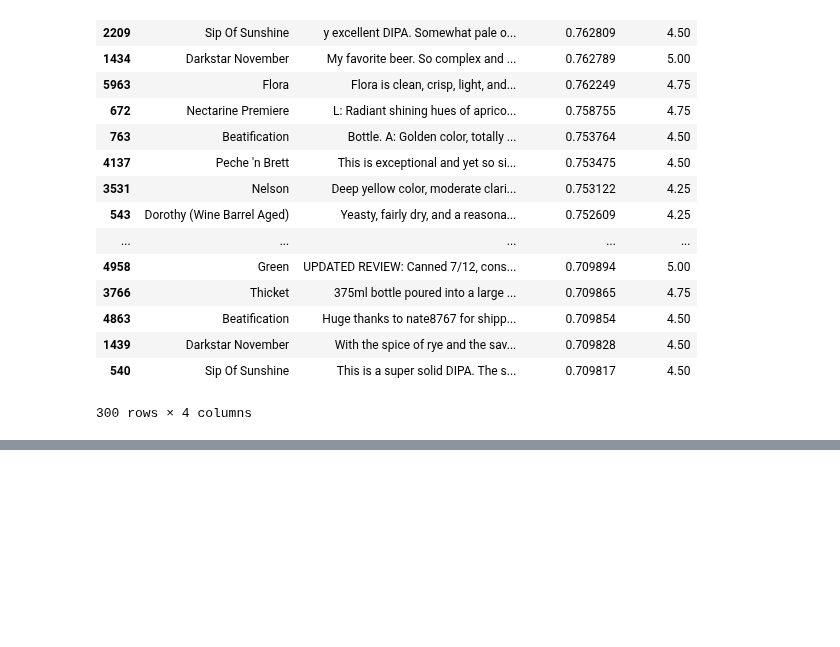
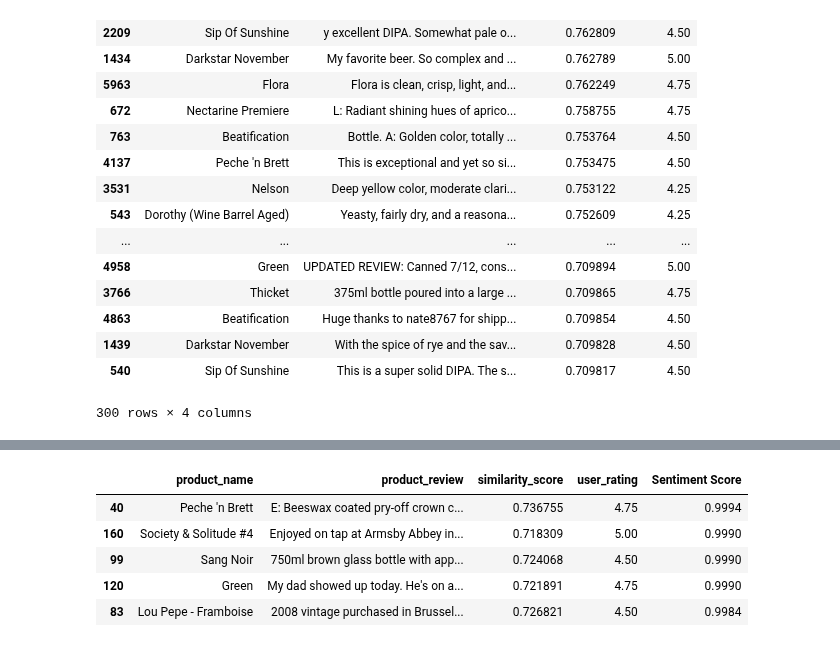
Before and after one commit to abhi-vik/ugc-analytics, a Jupyter notebook: assignments/third/Spacy Similarity.ipynb, the cells around one changed output, grey strips where cells are left out. Cells and saved outputs as stored; diff of their text form; code cells hidden in the pictures; blank space fills up the shorter version.

```diff
--- a/assignments/third/Spacy Similarity.ipynb
+++ b/assignments/third/Spacy Similarity.ipynb
@@ -85,3 +85,10 @@ sims_df[0:300]
 300 rows × 4 columns
 # %%
 sims_df.to_csv('similarity_score.csv', index=None)
+# %%
+from vaderSentiment.vaderSentiment import SentimentIntensityAnalyzer
+analyser = SentimentIntensityAnalyzer()
+
+def sentiment_analyzer_scores(sentence):
+    score = analyser.polarity_scores(sentence)
+    return score['compound']
@@ -87,0 +124,5 @@ sims_df.to_csv('similarity_score.csv', index=None)
+# %%
+df_sentiment_300 = pd.read_csv('similarity_score.csv')
+df_sentiment_300 = df_sentiment_300[0:300]
+print(df_sentiment_300.shape)
+df_sentiment_300.head()
@@ -87,0 +137,11 @@ sims_df.to_csv('similarity_score.csv', index=None)
+# %%
+df_sentiment_300['Sentiment Score'] = df_sentiment_300['product_review'].map(lambda x: sentiment_analyzer_scores(x))
+df_sentiment_300.sort_values(by=['Sentiment Score'], ascending=False, inplace=True)
+df_sentiment_300.head()
+# %% [output]
+|  | product_name | product_review | similarity_score | user_rating | Sentiment Score |
+| 40 | Peche 'n Brett | E: Beeswax coated pry-off crown c... | 0.736755 | 4.75 | 0.9994 |
+| 160 | Society & Solitude #4 | Enjoyed on tap at Armsby Abbey in... | 0.718309 | 5.00 | 0.9990 |
+| 99 | Sang Noir | 750ml brown glass bottle with app... | 0.724068 | 4.50 | 0.9990 |
+| 120 | Green | My dad showed up today. He's on a... | 0.721891 | 4.75 | 0.9990 |
+| 83 | Lou Pepe - Framboise | 2008 vintage purchased in Brussel... | 0.726821 | 4.50 | 0.9984 |
```
Also changed, not shown: parts of 4 cells of this notebook, 2 other files.
